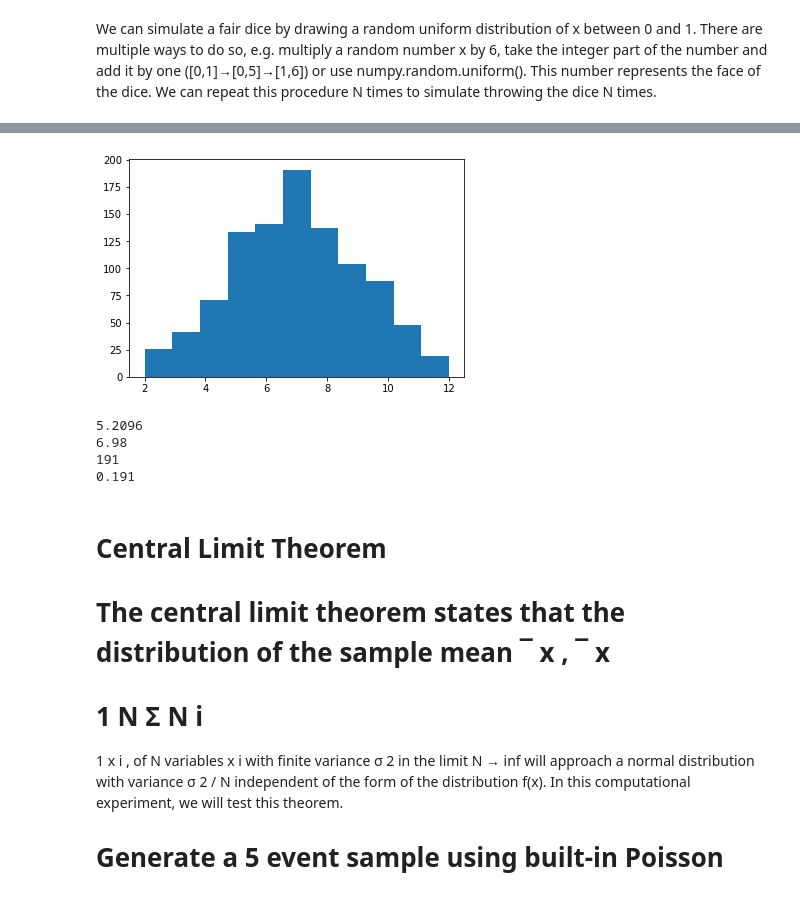
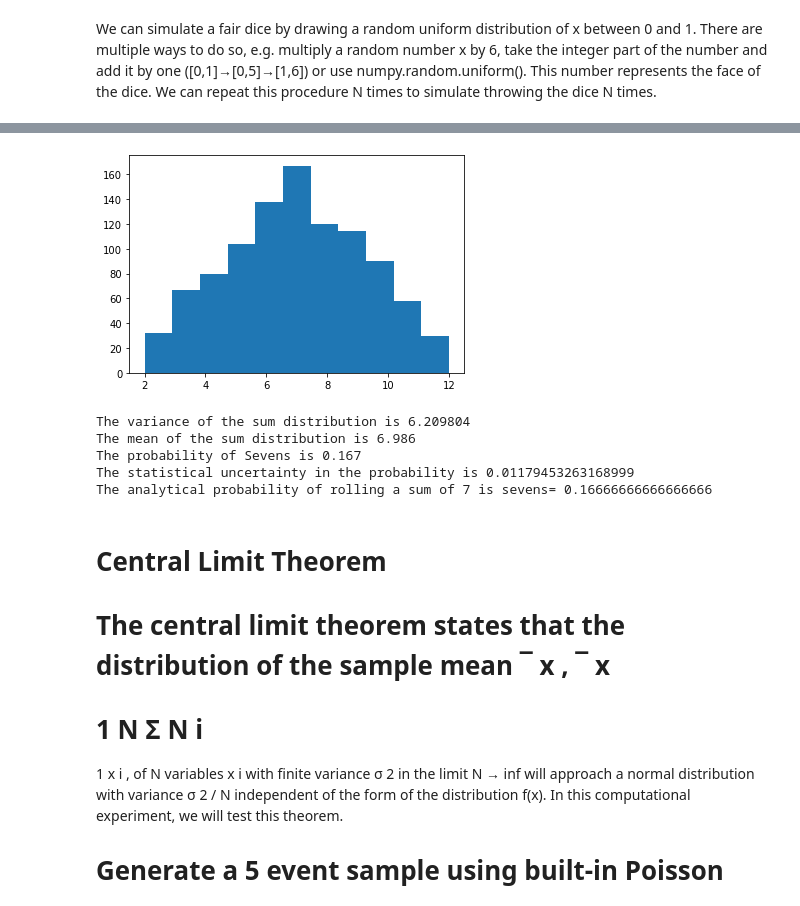
Before and after one commit to kmdao/Physics-434, a Jupyter notebook: Lab2.ipynb, the cells around one changed output, grey strips where cells are left out. Saved outputs shown, nothing was run; the diff lists cells and outputs as text; code cells hidden in the pictures.

```diff
--- a/Lab2.ipynb
+++ b/Lab2.ipynb
@@ -126,31 +101,39 @@ print(sum_rolls)
-# %%
-def dice_histogram(sum_rolls, bins):
-    plt.hist(sum_rolls, bins)
-    plt.show()
-
-dice_histogram(sum_rolls, 11)
-
-variance = np.var(sum_rolls, axis=None)
-mean = np.mean(sum_rolls, axis=None)
-
-print(variance)
-print(mean)
-
-sevens_sum = np.count_nonzero(sum_rolls == 7)
-sevens_ratio = sevens_sum / 1000
-
-print(sevens_sum)
-print(sevens_ratio)
-
-# Analytical
-sevens = 6 * ((1 / 6) * (1 / 6))
-print('The probability of rolling a sum of 7 is sevens=', sevens)
-# %% [output]
-[figure, removed]
-5.2096
-6.98
-191
-0.191
+# %%
+def dice_rolls(dice, rolls):
+    return np.sum(np.random.randint(1,7,(dice,rolls)),axis=0)
+
+sum_rolls = dice_rolls(2, 1000)
+
+def dice_histogram(sum_rolls, bins):
+    plt.hist(sum_rolls, bins)
+    plt.show()
+
+dice_histogram(sum_rolls, 11)
+
+variance = np.var(sum_rolls, axis=None)
+mean = np.mean(sum_rolls, axis=None)
+
+print("The variance of the sum distribution is", variance)
+print("The mean of the sum distribution is", mean)
+
+sevens_sum = np.count_nonzero(sum_rolls == 7)
+p_sevens_ratio = sevens_sum / 1000
+# the probability uncertainty is the standard error of the binomial proportion
+uncertainty = np.sqrt((p_sevens_ratio * (1 - p_sevens_ratio)) / 1000)
+
+print("The probability of Sevens is", p_sevens_ratio)
+print("The statistical uncertainty in the probability is", uncertainty)
+
+# Analytical
+p_sevens_an = 6 * ((1 / 6) * (1 / 6))
+print('The analytical probability of rolling a sum of 7 is sevens=', p_sevens_an)
+# %% [output]
+[figure, added]
+The variance of the sum distribution is 6.209804
+The mean of the sum distribution is 6.986
+The probability of Sevens is 0.167
+The statistical uncertainty in the probability is 0.01179453263168999
+The analytical probability of rolling a sum of 7 is sevens= 0.16666666666666666
 # %% [markdown]
 #  Central Limit Theorem
 The central limit theorem states that the distribution of the sample mean
```
Also changed, not shown: parts of 1 cell of this notebook.
